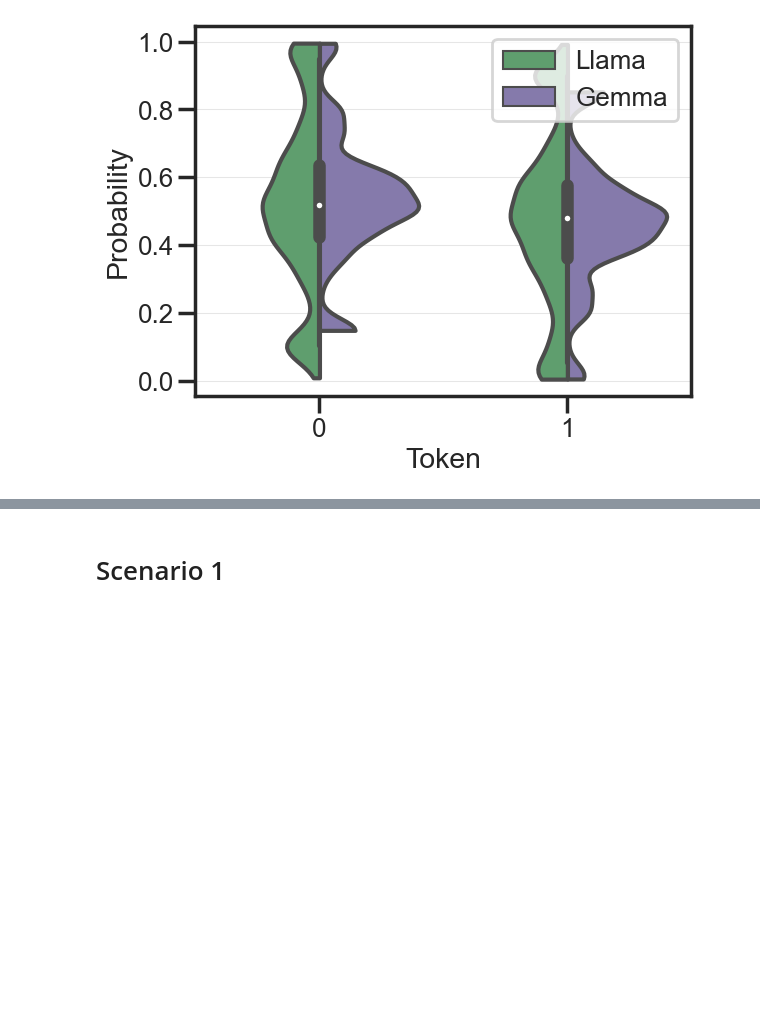
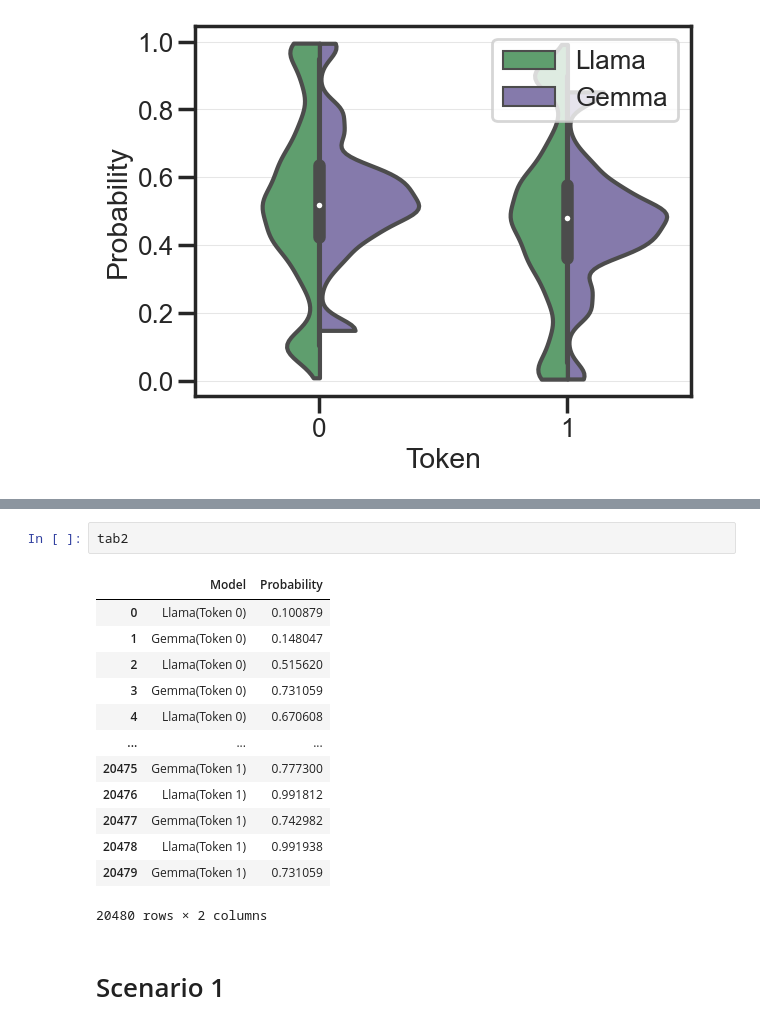
Before and after one commit to YuxinB/ProL, a Jupyter notebook: llm/notebooks/llm_prob.ipynb, the cells around one changed output, grey strips where cells are left out. Saved outputs shown, nothing was run; the diff lists cells and outputs as text; blank space fills up the shorter version.

```diff
--- a/llm/notebooks/llm_prob.ipynb
+++ b/llm/notebooks/llm_prob.ipynb
@@ -104,3 +163,19 @@ plt.show()
+# %%
+tab2
+# %% [output]
+|  | Model | Probability |
+| 0 | Llama(Token 0) | 0.100879 |
+| 1 | Gemma(Token 0) | 0.148047 |
+| 2 | Llama(Token 0) | 0.515620 |
+| 3 | Gemma(Token 0) | 0.731059 |
+| 4 | Llama(Token 0) | 0.670608 |
+| ... | ... | ... |
+| 20475 | Gemma(Token 1) | 0.777300 |
+| 20476 | Llama(Token 1) | 0.991812 |
+| 20477 | Gemma(Token 1) | 0.742982 |
+| 20478 | Llama(Token 1) | 0.991938 |
+| 20479 | Gemma(Token 1) | 0.731059 |
+20480 rows × 2 columns
 # %% [markdown]
 # Scenario 1
 # %%
```
Also changed, not shown: parts of 6 cells of this notebook, 8 other files.
